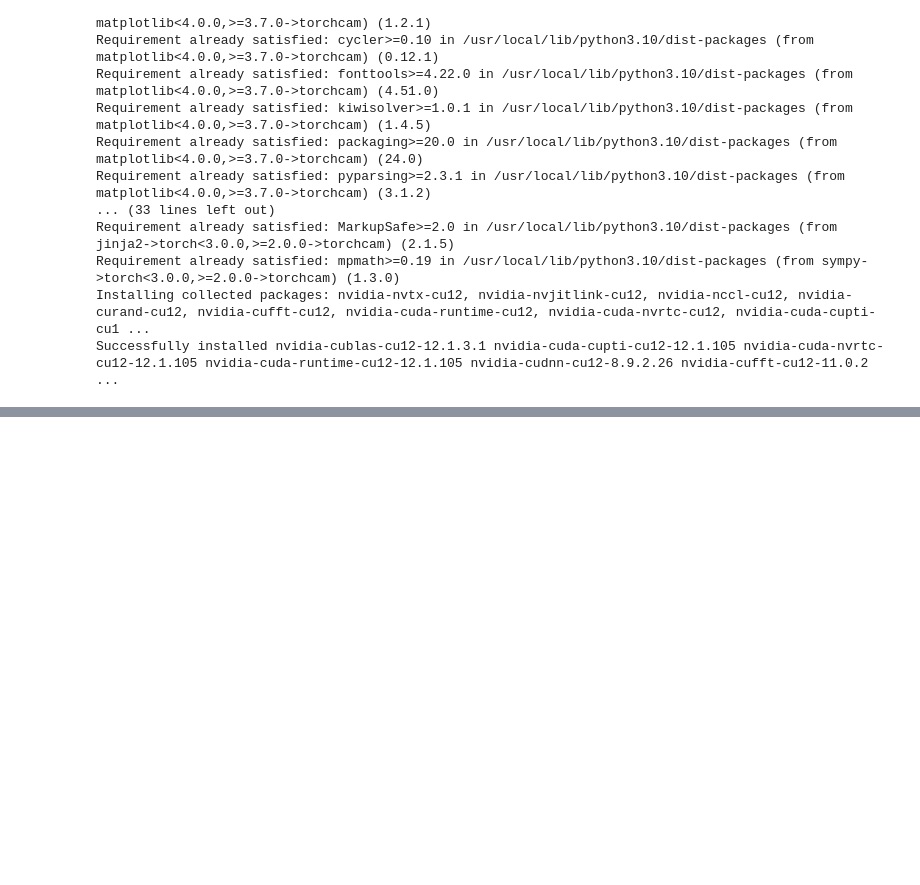
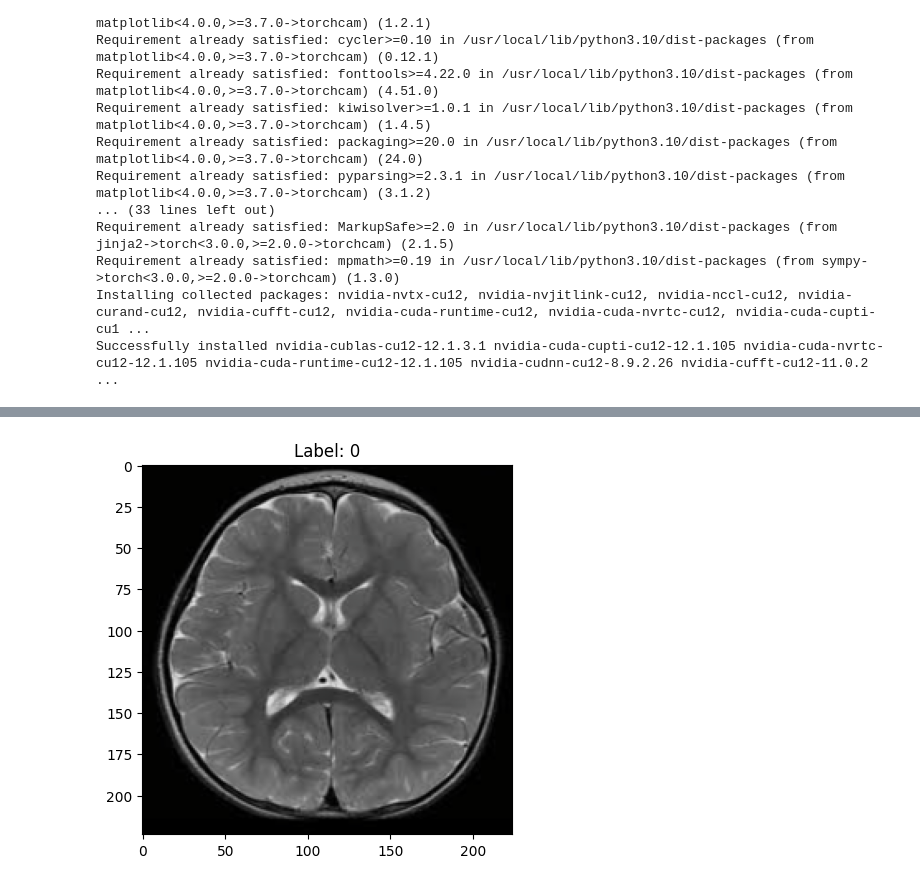
Before and after one commit to Cralsic123/DeeplabV3net-comparison, a Jupyter notebook: DeeplabV3net_trial.ipynb, the cells around one changed output, grey strips where cells are left out. Saved outputs shown, nothing was run; the diff lists cells and outputs as text; code cells hidden in the pictures; blank space fills up the shorter version.

```diff
--- a/DeeplabV3net_trial.ipynb
+++ b/DeeplabV3net_trial.ipynb
@@ -120,7 +120,7 @@ def run_tflite_model(image_path):
 # %%
 import os
 
-mri_image_dir = '/content/brain_tumor_dataset'
+mri_image_dir = '/content/brain_tumor_dataset/yes/'
 mri_images = [os.path.join(mri_image_dir, img) for img in os.listdir(mri_image_dir) if img.endswith('.png') or img.endswith('.jpg')]
 
 results = []
@@ -187,0 +222,67 @@ for img_path in mri_images:
+# %%
+import os
+from PIL import Image
+import torch
+from torchvision import transforms
+from torch.utils.data import Dataset, DataLoader
+import matplotlib.pyplot as plt
+
+# Define the path to your dataset
+data_dir = '/content/brain_tumor_dataset'
+
+# Define image transformations
+transform = transforms.Compose([
+    transforms.Resize((224, 224)),  # Resize the images to a fixed size
+    transforms.ToTensor(),          # Convert images to PyTorch tensors
+    transforms.Normalize(mean=[0.485, 0.456, 0.406], std=[0.229, 0.224, 0.225]),  # Normalize images
+])
+
+# Custom Dataset class
+class BrainTumorDataset(Dataset):
+    def __init__(self, root_dir, transform=None):
+        self.root_dir = root_dir
+        self.transform = transform
+        self.classes = ["no", "yes"]
+        self.image_paths = []
+        self.labels = []
+
+        for label, class_name in enumerate(self.classes):
+            class_dir = os.path.join(root_dir, class_name)
+            for img_name in os.listdir(class_dir):
+                img_path = os.path.join(class_dir, img_name)
+                self.image_paths.append(img_path)
+                self.labels.append(label)
+
+    def __len__(self):
+        return len(self.image_paths)
+
+    def __getitem__(self, idx):
+        img_path = self.image_paths[idx]
+        image = Image.open(img_path).convert('RGB')
+        label = self.labels[idx]
+
+        if self.transform:
+            image = self.transform(image)
+
+        return image, label
+
+# Load the dataset
+dataset = BrainTumorDataset(root_dir=data_dir, transform=transform)
+
+# Create a DataLoader for batch processing
+dataloader = DataLoader(dataset, batch_size=32, shuffle=True)
+
+# Example: Display an image from the dataset
+def show_image(img_tensor, label):
+    img = img_tensor.numpy().transpose((1, 2, 0))
+    img = img * [0.229, 0.224, 0.225] + [0.485, 0.456, 0.406]  # Denormalize
+    img = np.clip(img, 0, 1)
+    plt.imshow(img)
+    plt.title(f'Label: {label}')
+    plt.show()
+
+# Display a sample image and label
+sample_img, sample_label = dataset[0]
+show_image(sample_img, sample_label)
+# %% [output]
+[figure, added]
```
Also changed, not shown: parts of 9 cells of this notebook.
